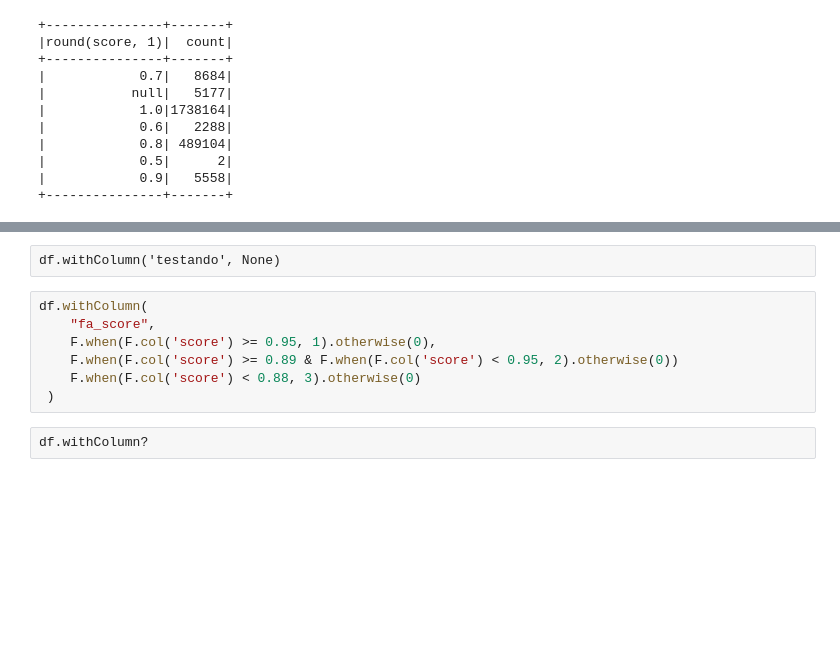
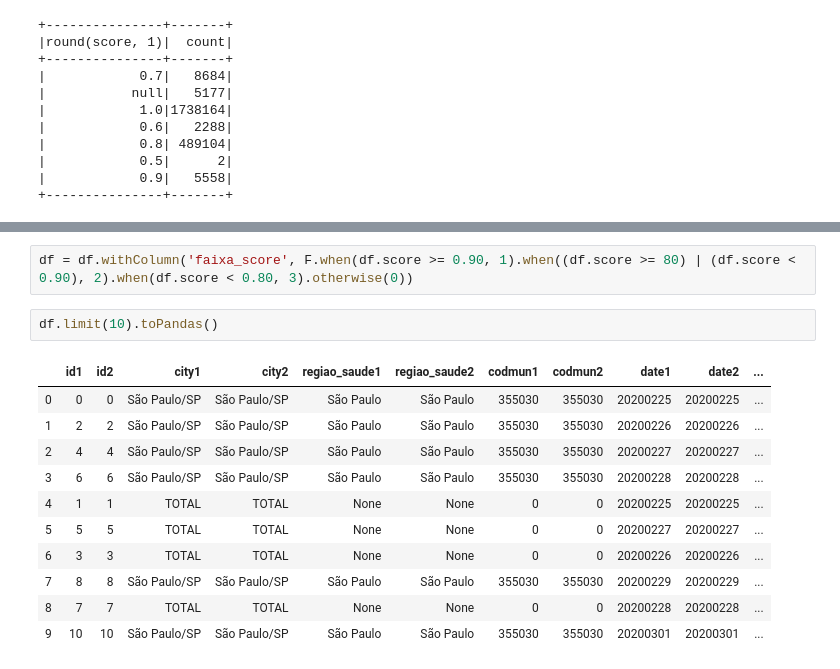
Before and after one commit to TatianeXimenes/aprendendo-pyspark, a Jupyter notebook: metadata/02_trabalhando_com_colunas/linkage_base_completa.ipynb, the cells around one changed output, grey strips where cells are left out. Saved outputs shown, nothing was run; the diff lists cells and outputs as text; blank space fills up the shorter version.

Commit message:
criação da faixa score e atualização do regex

```diff
--- a/metadata/02_trabalhando_com_colunas/linkage_base_completa.ipynb
+++ b/metadata/02_trabalhando_com_colunas/linkage_base_completa.ipynb
@@ -100,11 +93,16 @@ py4j.Py4JException: Method and([class java.lang.Double]) does not exist
-# %% [raw]
-df.withColumn('testando', None)
 # %%
-df.withColumn(
-    "fa_score",
-    F.when(F.col('score') >= 0.95, 1).otherwise(0),
-    F.when(F.col('score') >= 0.89 & F.when(F.col('score') < 0.95, 2).otherwise(0))
-    F.when(F.col('score') < 0.88, 3).otherwise(0)
- )
+df = df.withColumn('faixa_score', F.when(df.score >= 0.90, 1).when((df.score >= 80) | (df.score < 0.90), 2).when(df.score < 0.80, 3).otherwise(0))
-# %%
-df.withColumn?
+# %%
+df.limit(10).toPandas()
+# %% [output]
+|  | id1 | id2 | city1 | city2 | regiao_saude1 | regiao_saude2 | codmun1 | codmun2 | date1 | date2 | ... |
+| 0 | 0 | 0 | São Paulo/SP | São Paulo/SP | São Paulo | São Paulo | 355030 | 355030 | 20200225 | 20200225 | ... |
+| 1 | 2 | 2 | São Paulo/SP | São Paulo/SP | São Paulo | São Paulo | 355030 | 355030 | 20200226 | 20200226 | ... |
+| 2 | 4 | 4 | São Paulo/SP | São Paulo/SP | São Paulo | São Paulo | 355030 | 355030 | 20200227 | 20200227 | ... |
+| 3 | 6 | 6 | São Paulo/SP | São Paulo/SP | São Paulo | São Paulo | 355030 | 355030 | 20200228 | 20200228 | ... |
+| 4 | 1 | 1 | TOTAL | TOTAL | None | None | 0 | 0 | 20200225 | 20200225 | ... |
+| 5 | 5 | 5 | TOTAL | TOTAL | None | None | 0 | 0 | 20200227 | 20200227 | ... |
+| 6 | 3 | 3 | TOTAL | TOTAL | None | None | 0 | 0 | 20200226 | 20200226 | ... |
+| 7 | 8 | 8 | São Paulo/SP | São Paulo/SP | São Paulo | São Paulo | 355030 | 355030 | 20200229 | 20200229 | ... |
+| 8 | 7 | 7 | TOTAL | TOTAL | None | None | 0 | 0 | 20200228 | 20200228 | ... |
+| 9 | 10 | 10 | São Paulo/SP | São Paulo/SP | São Paulo | São Paulo | 355030 | 355030 | 20200301 | 20200301 | ... |
```
Also changed, not shown: parts of 5 cells of this notebook, 1 other file.
